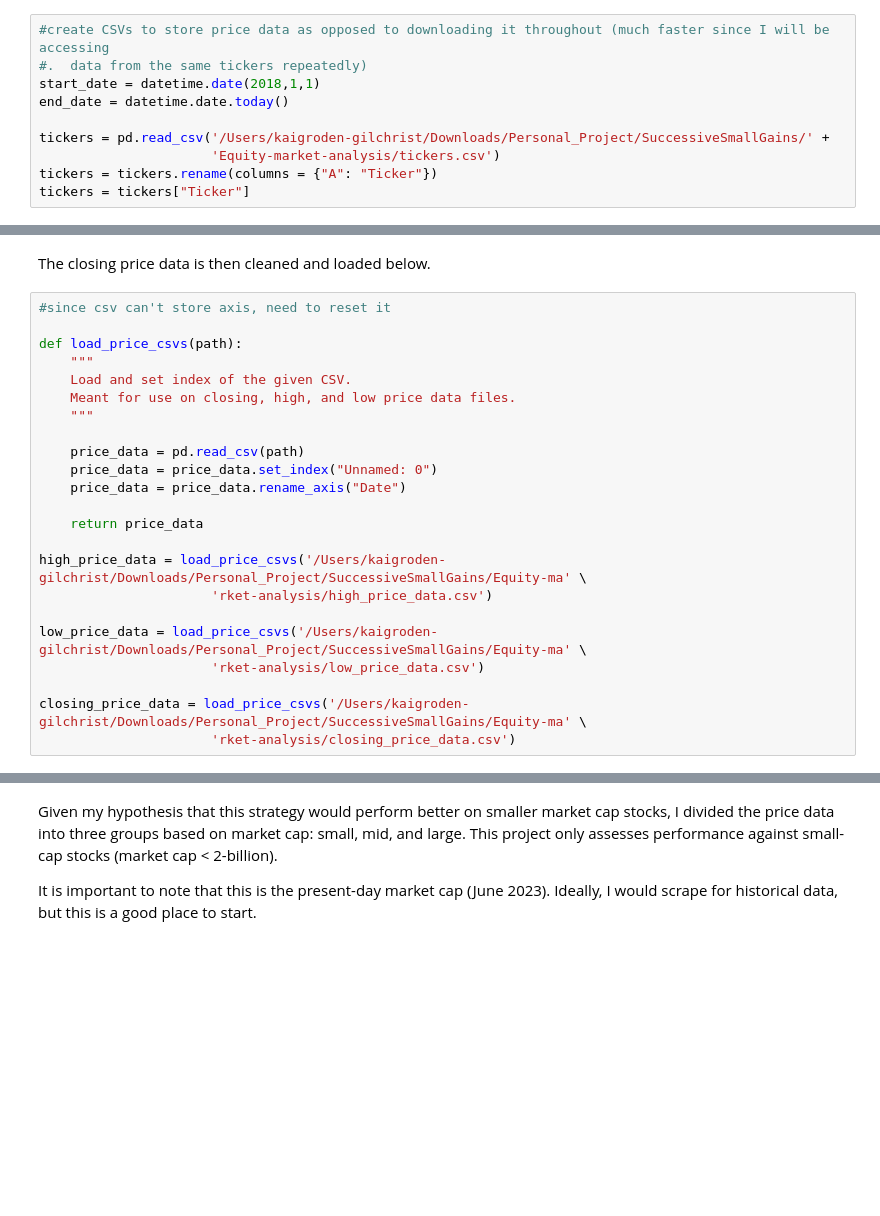
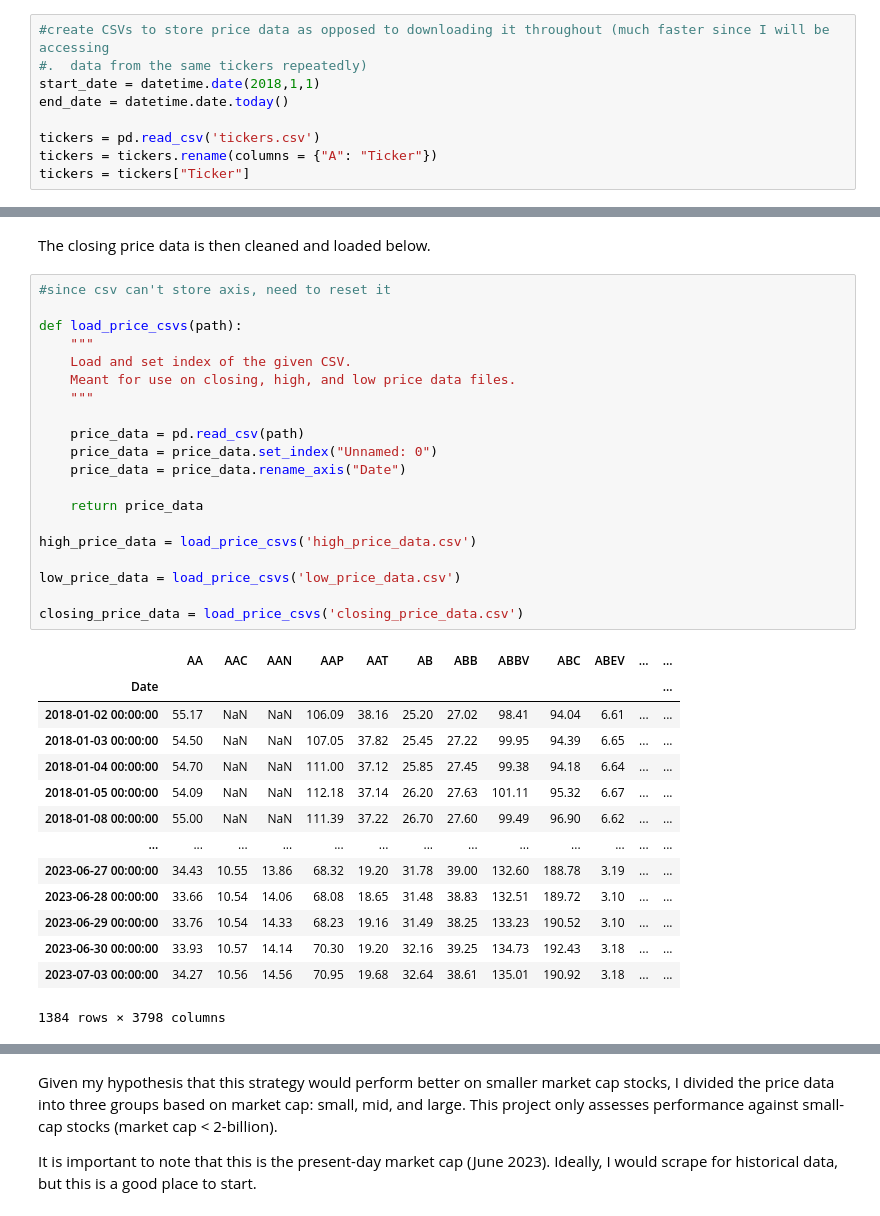
Before and after one commit to kaigg96/The-Advantage-of-Being-Small-A-Model-for-Individual-Investors, a Jupyter notebook: Main.ipynb, the cells around one changed output, grey strips where cells are left out. Saved outputs shown, nothing was run; the diff lists cells and outputs as text; blank space fills up the shorter version.

```diff
--- a/Main.ipynb
+++ b/Main.ipynb
@@ -78,8 +78,7 @@ Separate CSVs were created for closing, high, and low prices.
 start_date = datetime.date(2018,1,1)
 end_date = datetime.date.today()
 
-tickers = pd.read_csv('/Users/kaigroden-gilchrist/Downloads/Personal_Project/SuccessiveSmallGains/' +
-                      'Equity-market-analysis/tickers.csv')
+tickers = pd.read_csv('tickers.csv')
 tickers = tickers.rename(columns = {"A": "Ticker"})
 tickers = tickers["Ticker"]
 # %%
@@ -132,23 +128,35 @@ The closing price data is then cleaned and loaded below.
 # %%
 #since csv can't store axis, need to reset it
 
 def load_price_csvs(path):
     """
     Load and set index of the given CSV.
     Meant for use on closing, high, and low price data files.
     """
 
     price_data = pd.read_csv(path)
     price_data = price_data.set_index("Unnamed: 0")
     price_data = price_data.rename_axis("Date")
 
     return price_data
 
-high_price_data = load_price_csvs('/Users/kaigroden-gilchrist/Downloads/Personal_Project/SuccessiveSmallGains/Equity-ma' \
-                      'rket-analysis/high_price_data.csv')
+high_price_data = load_price_csvs('high_price_data.csv')
 
-low_price_data = load_price_csvs('/Users/kaigroden-gilchrist/Downloads/Personal_Project/SuccessiveSmallGains/Equity-ma' \
-                      'rket-analysis/low_price_data.csv')
+low_price_data = load_price_csvs('low_price_data.csv')
 
-closing_price_data = load_price_csvs('/Users/kaigroden-gilchrist/Downloads/Personal_Project/SuccessiveSmallGains/Equity-ma' \
-                      'rket-analysis/closing_price_data.csv')
+closing_price_data = load_price_csvs('closing_price_data.csv')
+# %% [output]
+|  | AA | AAC | AAN | AAP | AAT | AB | ABB | ABBV | ABC | ABEV | ... | ... |
+| Date |  |  |  |  |  |  |  |  |  |  |  | ... |
+| 2018-01-02 00:00:00 | 55.17 | NaN | NaN | 106.09 | 38.16 | 25.20 | 27.02 | 98.41 | 94.04 | 6.61 | ... | ... |
+| 2018-01-03 00:00:00 | 54.50 | NaN | NaN | 107.05 | 37.82 | 25.45 | 27.22 | 99.95 | 94.39 | 6.65 | ... | ... |
+| 2018-01-04 00:00:00 | 54.70 | NaN | NaN | 111.00 | 37.12 | 25.85 | 27.45 | 99.38 | 94.18 | 6.64 | ... | ... |
+| 2018-01-05 00:00:00 | 54.09 | NaN | NaN | 112.18 | 37.14 | 26.20 | 27.63 | 101.11 | 95.32 | 6.67 | ... | ... |
+| 2018-01-08 00:00:00 | 55.00 | NaN | NaN | 111.39 | 37.22 | 26.70 | 27.60 | 99.49 | 96.90 | 6.62 | ... | ... |
+| ... | ... | ... | ... | ... | ... | ... | ... | ... | ... | ... | ... | ... |
+| 2023-06-27 00:00:00 | 34.43 | 10.55 | 13.86 | 68.32 | 19.20 | 31.78 | 39.00 | 132.60 | 188.78 | 3.19 | ... | ... |
+| 2023-06-28 00:00:00 | 33.66 | 10.54 | 14.06 | 68.08 | 18.65 | 31.48 | 38.83 | 132.51 | 189.72 | 3.10 | ... | ... |
+| 2023-06-29 00:00:00 | 33.76 | 10.54 | 14.33 | 68.23 | 19.16 | 31.49 | 38.25 | 133.23 | 190.52 | 3.10 | ... | ... |
+| 2023-06-30 00:00:00 | 33.93 | 10.57 | 14.14 | 70.30 | 19.20 | 32.16 | 39.25 | 134.73 | 192.43 | 3.18 | ... | ... |
+| 2023-07-03 00:00:00 | 34.27 | 10.56 | 14.56 | 70.95 | 19.68 | 32.64 | 38.61 | 135.01 | 190.92 | 3.18 | ... | ... |
+1384 rows × 3798 columns
```
Also changed, not shown: parts of 12 cells of this notebook, 3 other files.
